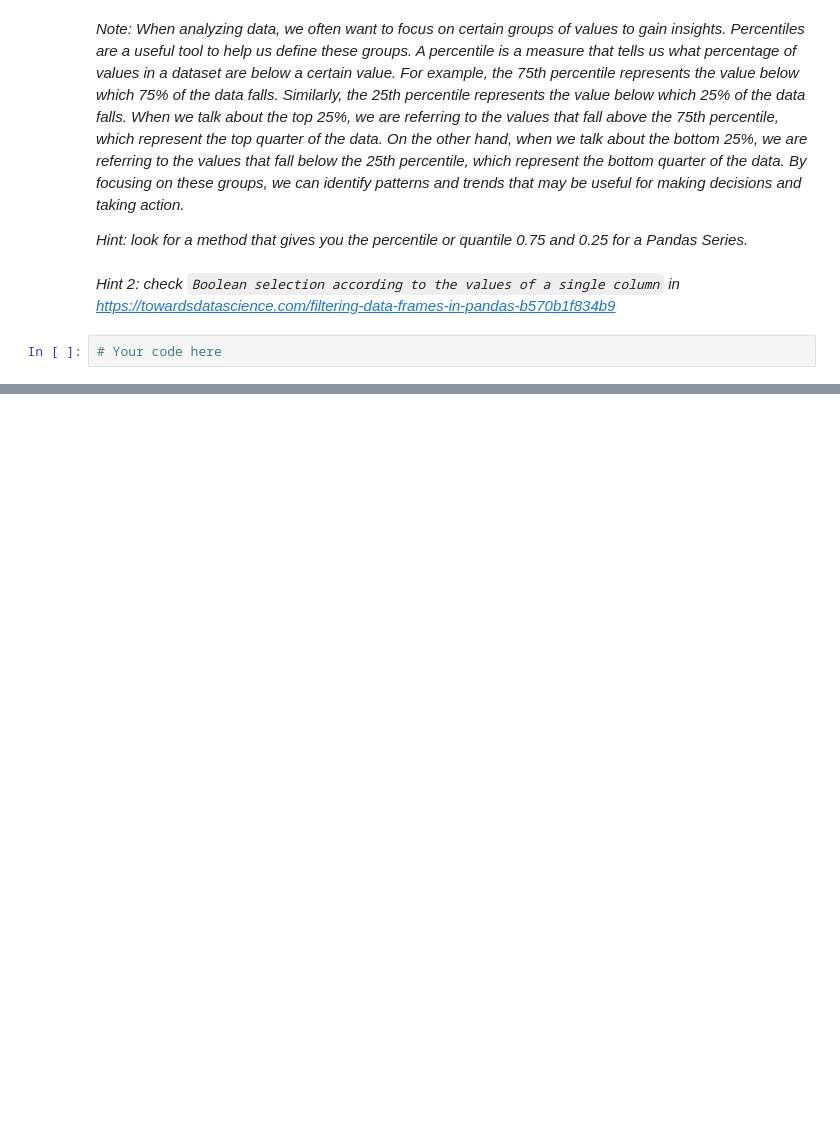
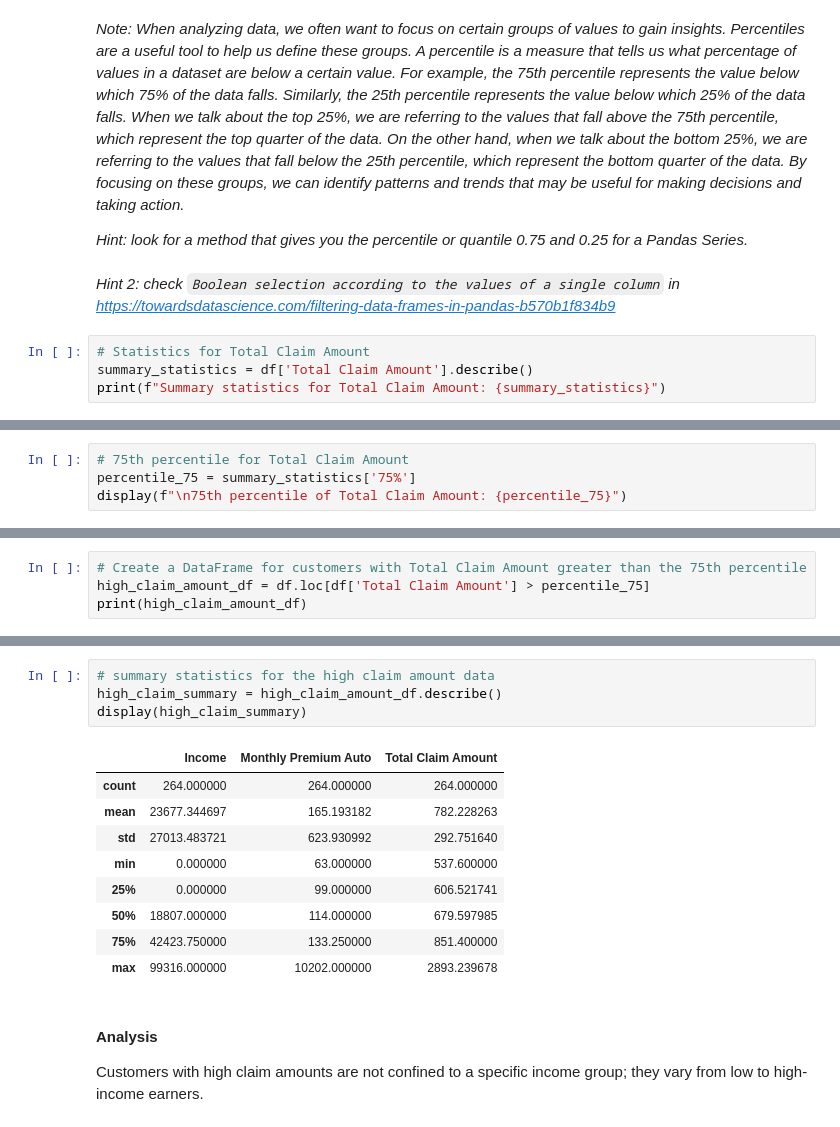
Before and after one commit to PaolaGaray/lab-dw-pandas, a Jupyter notebook: lab-dw-pandas.ipynb, the cells around one changed output, grey strips where cells are left out. Drawn from its saved outputs; the diff is of its cells as text; blank space fills up the shorter version.

```diff
--- a/lab-dw-pandas.ipynb
+++ b/lab-dw-pandas.ipynb
@@ -365,4 +365,6 @@ Instructions:
 # %% [markdown]
 *Hint 2: check `Boolean selection according to the values of a single column` in https://towardsdatascience.com/filtering-data-frames-in-pandas-b570b1f834b9*
 # %%
-# Your code here
+# Statistics for Total Claim Amount
+summary_statistics = df['Total Claim Amount'].describe()
+print(f"Summary statistics for Total Claim Amount: {summary_statistics}")
@@ -368,0 +381,4 @@ Instructions:
+# %%
+# 75th percentile for Total Claim Amount
+percentile_75 = summary_statistics['75%']
+display(f"\n75th percentile of Total Claim Amount: {percentile_75}")
@@ -368,0 +387,4 @@ Instructions:
+# %%
+# Create a DataFrame for customers with Total Claim Amount greater than the 75th percentile
+high_claim_amount_df = df.loc[df['Total Claim Amount'] > percentile_75]
+print(high_claim_amount_df)
@@ -368,0 +409,17 @@ Instructions:
+# %%
+# summary statistics for the high claim amount data
+high_claim_summary = high_claim_amount_df.describe()
+display(high_claim_summary)
+# %% [output]
+|  | Income | Monthly Premium Auto | Total Claim Amount |
+| count | 264.000000 | 264.000000 | 264.000000 |
+| mean | 23677.344697 | 165.193182 | 782.228263 |
+| std | 27013.483721 | 623.930992 | 292.751640 |
+| min | 0.000000 | 63.000000 | 537.600000 |
+| 25% | 0.000000 | 99.000000 | 606.521741 |
+| 50% | 18807.000000 | 114.000000 | 679.597985 |
+| 75% | 42423.750000 | 133.250000 | 851.400000 |
+| max | 99316.000000 | 10202.000000 | 2893.239678 |
+# %% [markdown]
+#### Analysis
+Customers with high claim amounts are not confined to a specific income group; they vary from low to high-income earners.
```
Also changed, not shown: parts of 3 cells of this notebook.
